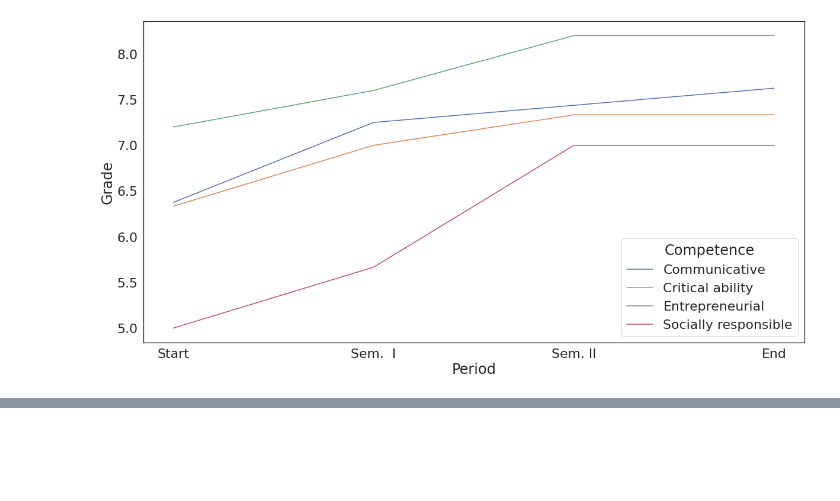
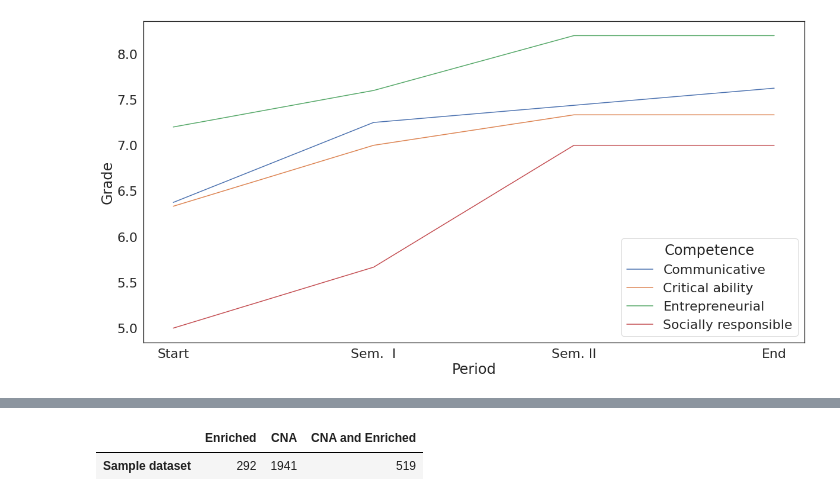
Before and after one commit to MarkF-hanze/ICA, a Jupyter notebook: Jupyter_Notebooks/Untitled.ipynb, the cells around one changed output, grey strips where cells are left out. Cells and saved outputs as stored; diff of their text form; code cells hidden in the pictures; blank space fills up the shorter version.

```diff
--- a/Jupyter_Notebooks/Untitled.ipynb
+++ b/Jupyter_Notebooks/Untitled.ipynb
@@ -22,3 +22,6 @@ sns.lineplot(data=df, x='Period', y='Grade', hue='Competence')
 plt.savefig('/home/MarkF/Downloads/Competenties.svg')
 # %% [output]
 [figure]
+# %%
+df = pd.read_csv('/home/MarkF/DivideConquer/Results/GPL570/All_Cancer/ICARUN/ica_distance_correlation_between_independent_components_consensus.tsv',
+           sep=None, index_col=0)
@@ -24,0 +80,44 @@ plt.savefig('/home/MarkF/Downloads/Competenties.svg')
+# %%
+#Get the enrichements and loop over every group to see for every component if it is enriched
+count = {}
+active_components = []
+cna_components = []
+paths = [('GOBP', 'enrichment_matrix_Gene Ontology - Biolocal Processes.tsv'),
+         ('HALLMARK', 'enrichment_matrix_Hallmark.tsv'),
+         ('REACTOME','enrichment_matrix_Reactome.tsv')]
+# Loop over the GSEA
+for path in paths:
+    # Load it in and remove the link
+    gsea_df = pd.read_csv(f'/home/MarkF/DivideConquer/Results/GPL570/All_Cancer/GSEA/{path[1]}',
+                     sep='\t', index_col=0)
+    gsea_df.index = [x.split(' -- ')[0].replace(f'{path[0]}_','') for x in gsea_df.index]
+    gsea_df = gsea_df.abs()
+    # Get the significant genesets (Score higher than 4) and put these esimated sources in a list
+    gsea_df = gsea_df > 4
+    gsea_df = gsea_df.sum()
+    gsea_df = gsea_df[gsea_df > 0]
+    active_components.extend(list(gsea_df.index))
+# Check if there are any CNA in the components
+cna_df = pd.read_csv(f'/home/MarkF/DivideConquer/Results/GPL570/All_Cancer/CNA_TC'
+                     '/_extreme_valued_regions_all_chromosomes.txt', sep='\t')
+cna_df = cna_df[cna_df['extreme_value_region_status'] != 0]
+cna_df = cna_df[cna_df['mappings_in_region'] >= 10]
+# Only leave the ones that are in the non-appearning group
+cna_components.extend(list(cna_df['name']))
+# Only leave the unique values and count them
+active_components = set(active_components)
+cna_components = set(cna_components)
+# The only enriched
+count[f'Enriched'] = len(active_components.difference(cna_components))
+# The only CNA
+count[f'CNA'] = len(cna_components.difference(active_components))
+# Both enriched and CNA
+count['CNA and Enriched'] = len(active_components.intersection(cna_components))
+count = pd.DataFrame(count, index=['Sample dataset'])
+count['Biological function'] = count['Enriched'] + count['CNA'] + count['CNA and Enriched']
+count = count[['Enriched', 'CNA', 'CNA and Enriched']]
+# %%
+count
+# %% [output]
+|  | Enriched | CNA | CNA and Enriched |
+| Sample dataset | 292 | 1941 | 519 |
```
Also changed, not shown: parts of 6 cells of this notebook, 9 other files.
